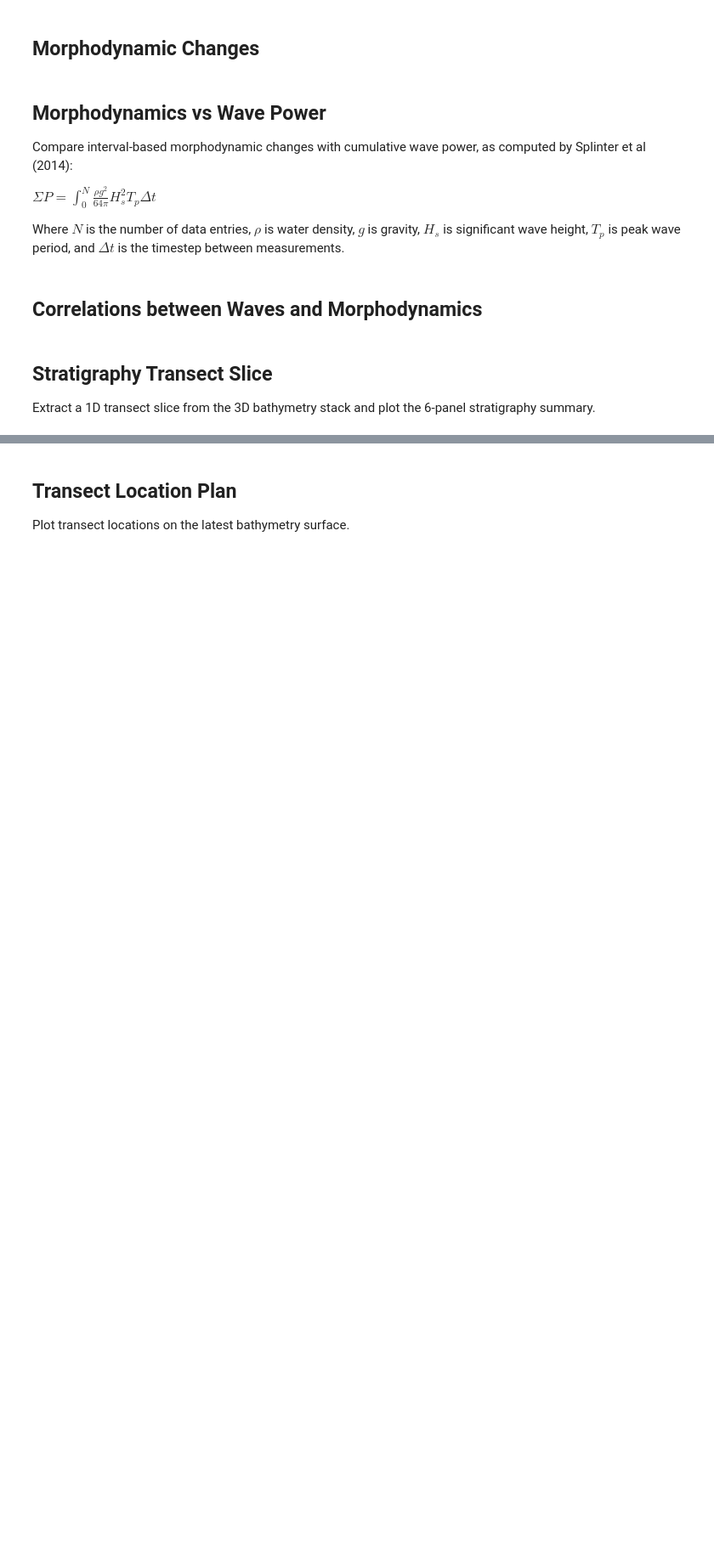
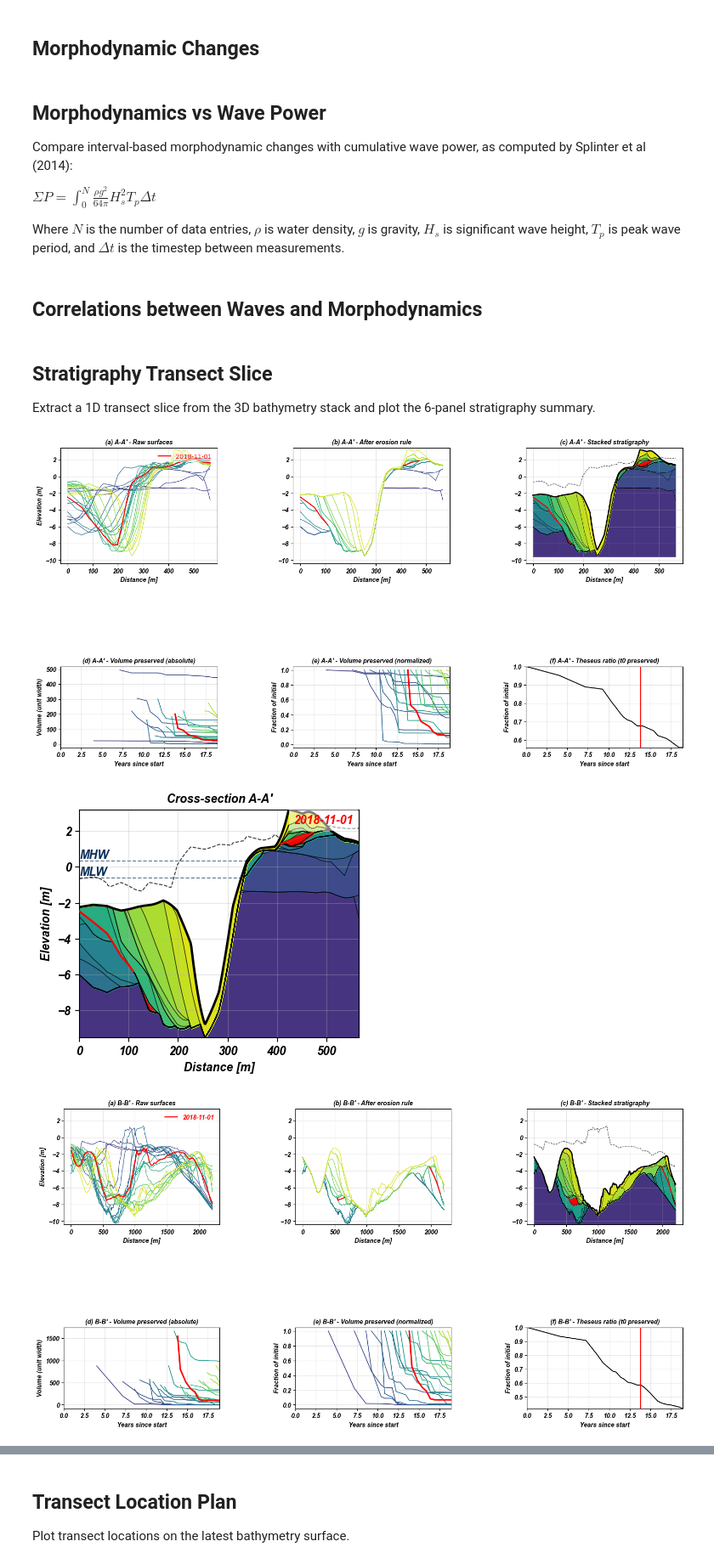
Before and after one commit to sgpearson17/bathy2strat, a Jupyter notebook: code/bathy2strat.ipynb, the cells around one changed output, grey strips where cells are left out. Shown at 85% size. Cells and saved outputs as stored; diff of their text form; code cells hidden in the pictures; blank space fills up the shorter version.

```diff
--- a/code/bathy2strat.ipynb
+++ b/code/bathy2strat.ipynb
@@ -176,33 +179,37 @@ transect_rows_km = np.array(
     dtype=float,
  )
 tick_spacing_m = 100.0
 mhw = 0.358 # mean high water level at site [m]
 mlw = -0.590 # mean low water level at site [m]
-highlight_dates = []
+highlight_dates = [
     # "2012-08-27",
     # "2016-10-08",
-    # "2018-09-14",
+    "2018-09-14",
     # "2019-09-06",
     # "2020-08-04",
     # "2023-09-22",
-    # ]  # Empty list or None to skip highlighting.
+    ]  # Empty list or None to skip highlighting.
 max_fig_width_cm = 20.0
 max_fig_height_cm = 5.0
 make_gif = True
 gif_fps = 2  # Frames per second in the output GIF.
 gif_stride = 1  # Use every Nth survey (1=all, 2=every other).
 
 transect_outputs = run_transect_slice_plots(
     bathy_nc_path=bathy_nc_path,
     output_root=output_root,
     transect_rows_km=transect_rows_km,
     tick_spacing_m=tick_spacing_m,
     mhw=mhw,
     mlw=mlw,
     highlight_date=highlight_dates,
     max_fig_width_cm=max_fig_width_cm,
     max_fig_height_cm=max_fig_height_cm,
     make_gif=make_gif,
     gif_fps=gif_fps,
     gif_stride=gif_stride,
  )
+# %% [output]
+[figure, added]
+[figure, added]
+[figure, added]
```
Also changed, not shown: parts of 11 cells of this notebook, 4 other files.
